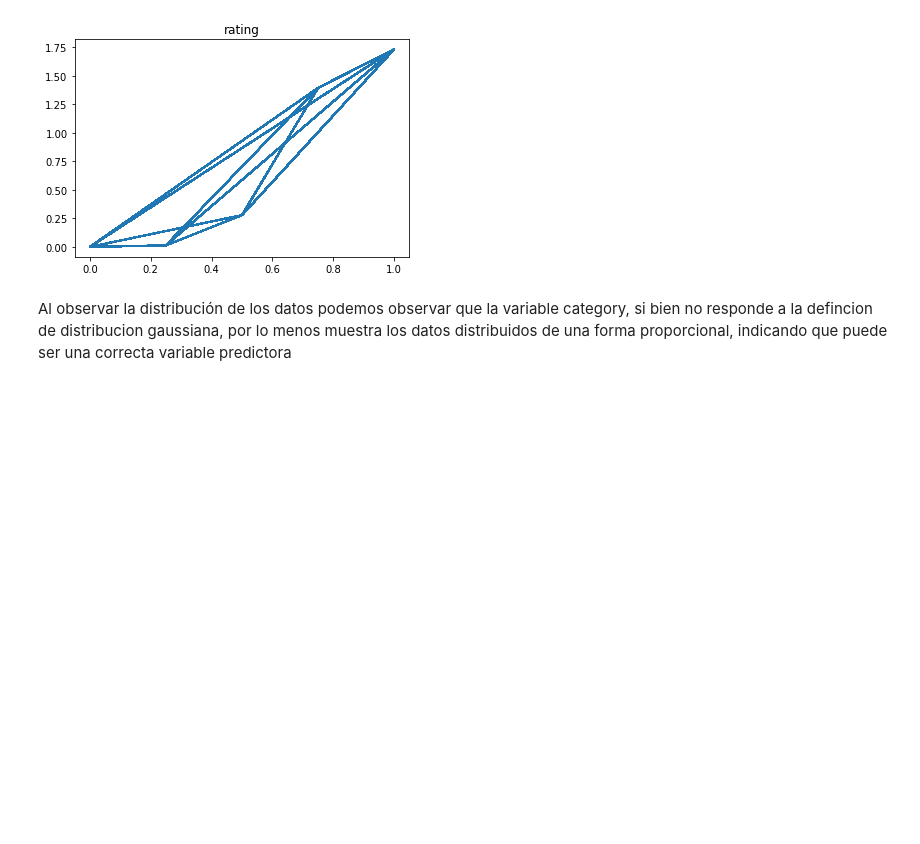
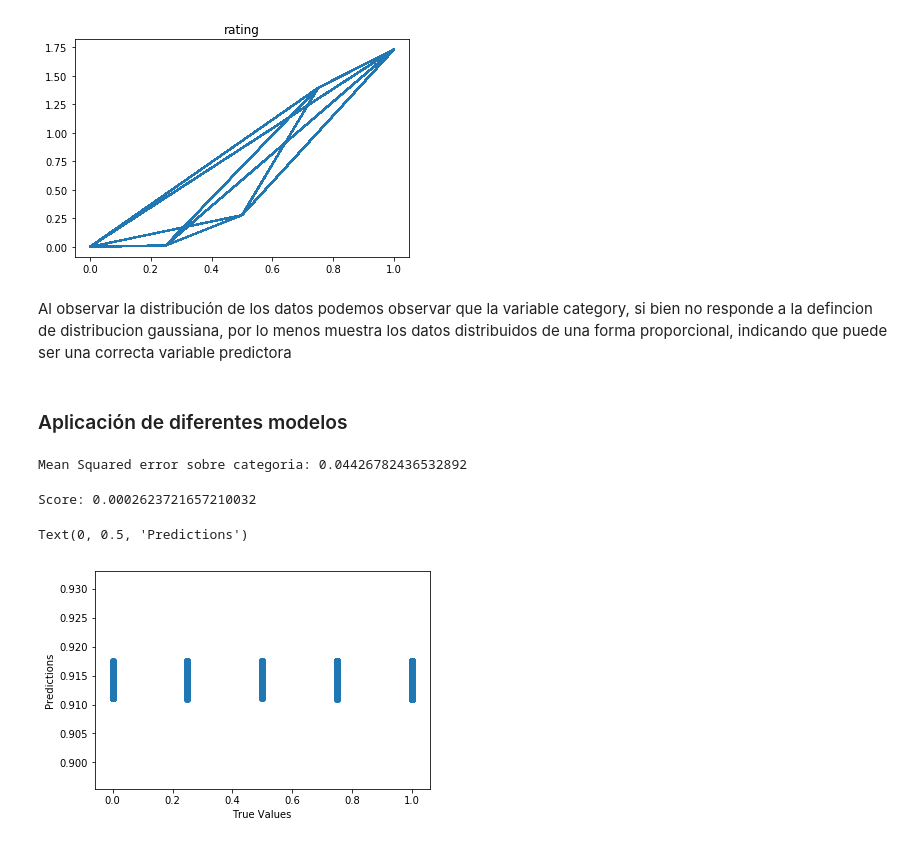
Before and after one commit to AdriaOrozco/CasKaggle, a Jupyter notebook: notebooks/develop/EbayNotebook.ipynb, the cells around one changed output. Drawn from its saved outputs; the diff is of its cells as text; code cells hidden in the pictures; blank space fills up the shorter version.

```diff
--- a/notebooks/develop/EbayNotebook.ipynb
+++ b/notebooks/develop/EbayNotebook.ipynb
@@ -330,3 +330,27 @@ plt.show()
 [figure]
 # %% [markdown]
 Al observar la distribución de los datos podemos observar que la variable category, si bien no responde a la defincion de distribucion gaussiana, por lo menos muestra los datos distribuidos de una forma proporcional, indicando que puede ser una correcta variable predictora
+# %% [markdown]
+### Aplicación de diferentes modelos
+# %%
+X_train, X_test, y_train, y_test = train_test_split(datasetEbay[["category"]], datasetEbay[["rating"]], test_size=0.30, random_state=42)
+# %%
+reg = linear_model.LinearRegression()
+# %%
+reg.fit(X_train, y_train)
+print("Mean Squared error sobre categoria:",mean_squared_error(y_test, reg.predict(X_test)))
+# %% [output]
+Mean Squared error sobre categoria: 0.04426782436532892
+# %%
+print("Score:",reg.score(X_test,y_test))
+# %% [output]
+Score: 0.0002623721657210032
+# %%
+plt.figure()
+predictions = reg.predict(X_test)
+plt.scatter(y_test, predictions)
+plt.xlabel('True Values')
+plt.ylabel('Predictions')
+# %% [output]
+Text(0, 0.5, 'Predictions')
+[figure, added]
```
